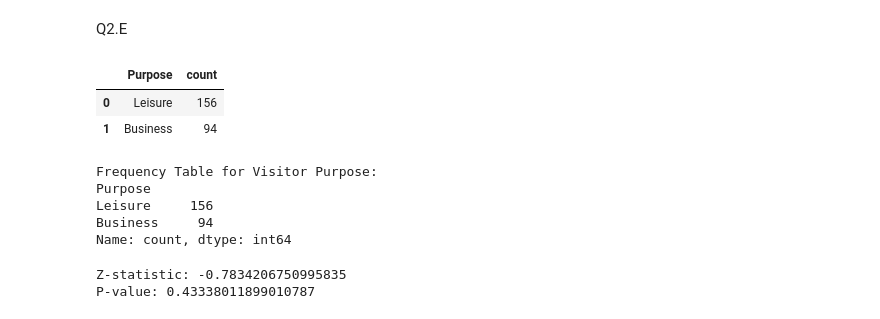
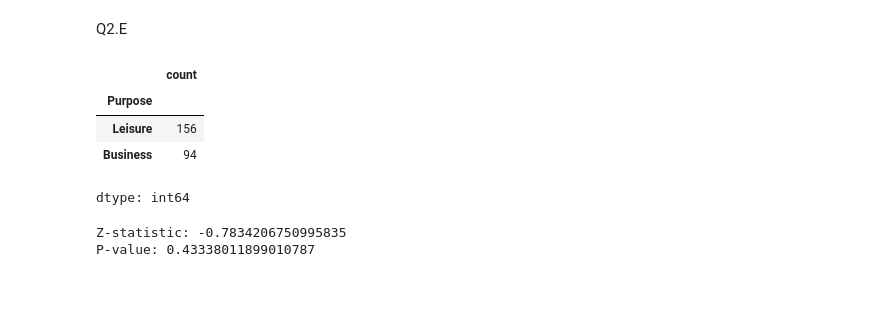
Before and after one commit to Sherzod19s/BUSI2045---Data-Analytics-for-Business-Decision-Making, a Jupyter notebook: Assignment_2.ipynb, the cells around one changed output. Saved outputs shown, nothing was run; the diff lists cells and outputs as text; code cells hidden in the pictures; blank space fills up the shorter version.

```diff
--- a/Assignment_2.ipynb
+++ b/Assignment_2.ipynb
@@ -237,23 +237,15 @@ plt.show()
 [figure]
 # %% [markdown]
 Q2.E
-# %%
-hk_visitors['Purpose'].value_counts().reset_index()
-# %% [output]
-|  | Purpose | count |
-| 0 | Leisure | 156 |
-| 1 | Business | 94 |
-# %%
-# 1. Create a frequency table for the number of visitors by purpose
-purpose_counts = hk_visitors['Purpose'].value_counts()
-print("Frequency Table for Visitor Purpose:")
-print(purpose_counts)
-# %% [output]
-Frequency Table for Visitor Purpose:
-Purpose
-Leisure     156
-Business     94
-Name: count, dtype: int64
+# %%
+purpose_counts = hk_visitors['Purpose'].value_counts()
+purpose_counts
+# %% [output]
+|  | count |
+| Purpose |  |
+| Leisure | 156 |
+| Business | 94 |
+dtype: int64
 # %%
 from statsmodels.stats.proportion import proportions_ztest
 num_business_visitors = purpose_counts['Business']
```
